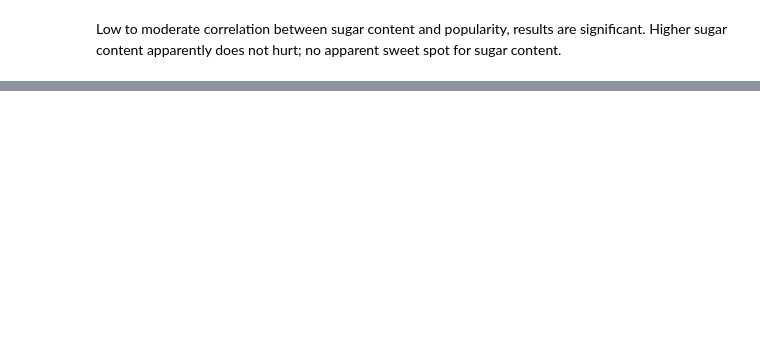
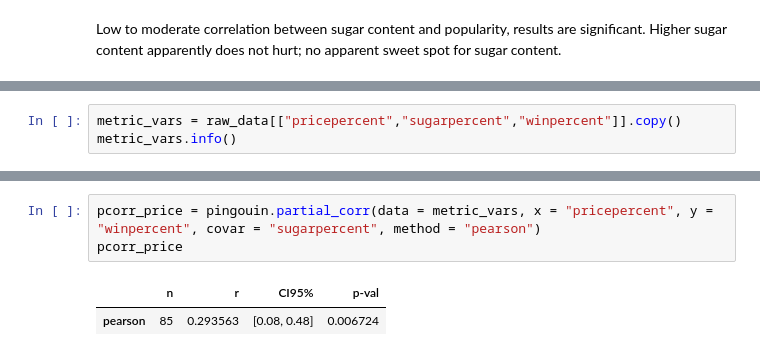
Before and after one commit to michelekorosec/CandyPopularity, a Jupyter notebook: CandyPopularity.ipynb, the cells around one changed output, grey strips where cells are left out. Drawn from its saved outputs; the diff is of its cells as text; blank space fills up the shorter version.

```diff
--- a/CandyPopularity.ipynb
+++ b/CandyPopularity.ipynb
@@ -118,0 +164,3 @@ Low to moderate correlation between sugar content and popularity, results are si
+# %%
+metric_vars = raw_data[["pricepercent","sugarpercent","winpercent"]].copy()
+metric_vars.info()
@@ -118,0 +178,6 @@ Low to moderate correlation between sugar content and popularity, results are si
+# %%
+pcorr_price = pingouin.partial_corr(data = metric_vars, x = "pricepercent", y = "winpercent", covar = "sugarpercent", method = "pearson")
+pcorr_price
+# %% [output]
+|  | n | r | CI95% | p-val |
+| pearson | 85 | 0.293563 | [0.08, 0.48] | 0.006724 |
```
Also changed, not shown: parts of 11 cells of this notebook.
